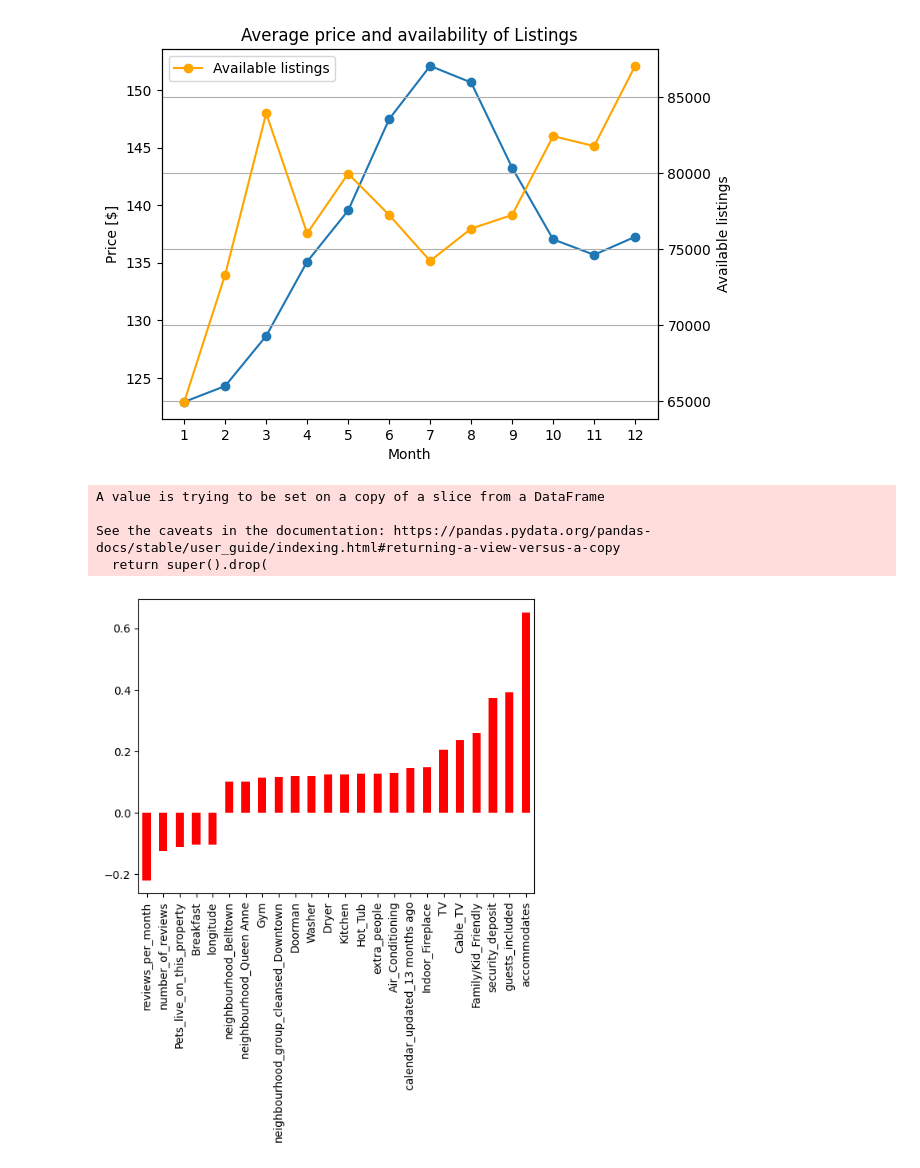
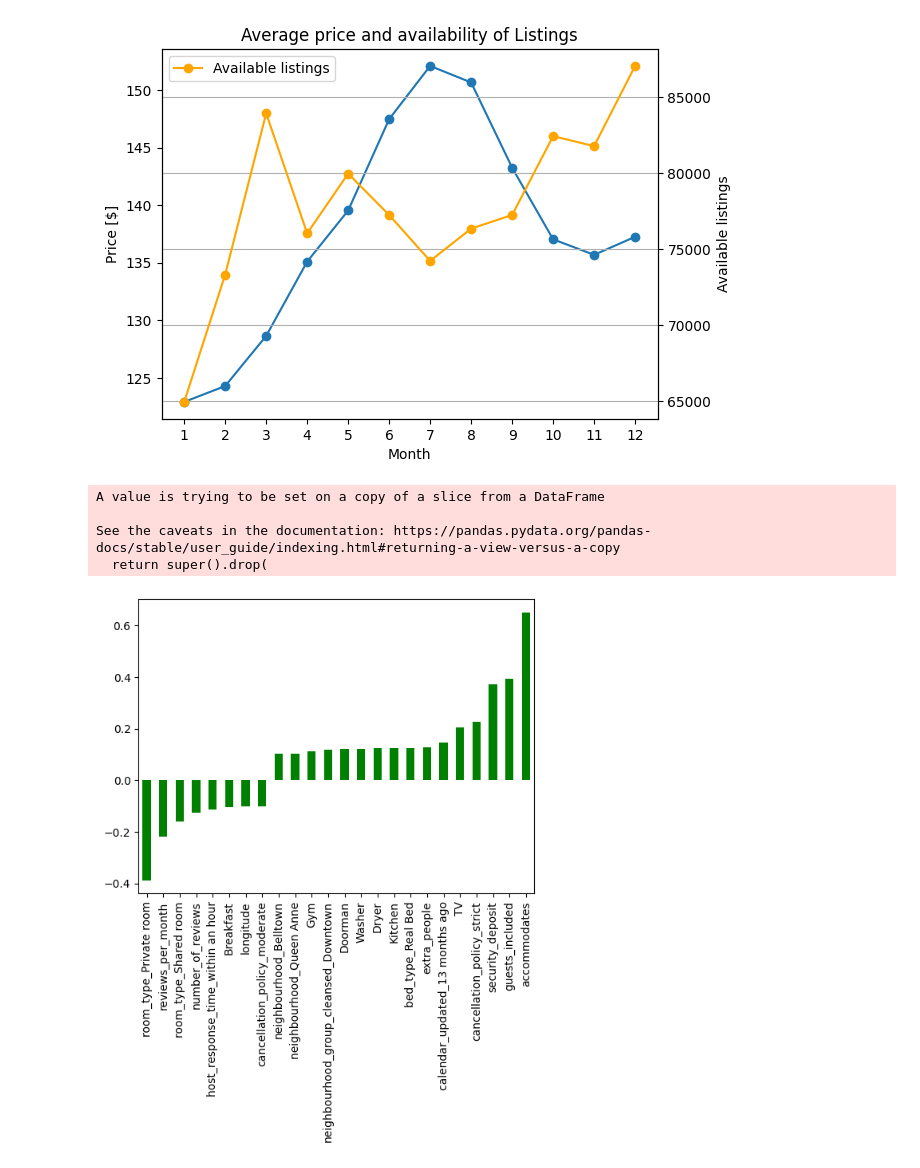
Before and after one commit to FlorianPerras/Project_One, a Jupyter notebook: Seattle.ipynb, the cells around one changed output. Drawn from its saved outputs; the diff is of its cells as text; code cells hidden in the pictures.

```diff
--- a/Seattle.ipynb
+++ b/Seattle.ipynb
@@ -71,6 +64,9 @@ plt.show()
 # %% [output]
 [figure]
 # %%
+# Start with preparing the data for the next business questions.
+# We will use the listings data for this
+
 # Drop rows with missing price since we want to predict this feature
 df_listings.dropna(subset=['price'], inplace=True)
 
@@ -116,17 +112,15 @@ df_listings['last_review'].replace('\-|,','', regex=True, inplace=True)
 df_listings['last_review'] = df_listings['last_review'].astype('float')
 
 # Split amenities
-df_listings['amenities'] = df_listings['amenities'].apply(lambda x: x.replace('{','')
-                                                              .replace('}','')
-                                                              .replace('"','')
-                                                              .replace(' ','_')
-                                                              .replace(',',' ')
-                                                              .split()
-                                                             )
 all_ame = []
-for ame in df_listings.amenities:
-    all_ame.extend(ame)
-
+for x in df_listings.amenities:
+    all_ame.extend(x.replace('{','')
+                    .replace('}','')
+                    .replace('"','')
+                    .replace(' ','_')
+                    .replace(',',' ')
+                    .split()
+                    )
 unique_ame = pd.unique(all_ame)
 
 # Create matrix with length of df_listings & column names according to split amenities
@@ -135,69 +129,61 @@ dummies_ame = pd.DataFrame(zero_matrix,columns=unique_ame)
 
 # Fill the matrix based on availability of amenities within a listing
 for i,ame in enumerate(df_listings.amenities):
-    indices = dummies_ame.columns.get_indexer(ame)
+    indices = dummies_ame.columns.get_indexer(ame.replace('{','').replace('}','').replace('"','').split(','))
     dummies_ame.iloc[i,indices]=1
 
-# Join the two dataframes
-df_listings = df_listings.join(dummies_ame)
-
 # Split host_verifications
-df_listings['host_verifications'] = df_listings['host_verifications'].apply(lambda x: x.replace('{','')
-                                                              .replace('}','')
-                                                              .replace('"','')
-                                                              .replace(' ','_')
-                                                              .replace(',',' ')
-                                                              .split()
-                                                             )
 all_host_vers = []
-for host_vers in df_listings.host_verifications:
-    all_host_vers.extend(host_vers)
-
+for x in df_listings.host_verifications:
+    all_host_vers.extend(x.replace('{','')
+                      .replace('}','')
+                      .replace('"','')
+                      .replace(' ','_')
+                      .replace(',',' ')
+                      .split()
+                    )
 unique_host_vers = pd.unique(all_host_vers)
 
 # Create matrix with length of df_listings & column names according to split amenities
 zero_matrix = np.zeros((len(df_listings),len(unique_host_vers)))
-dummies_host_vers = pd.DataFrame(zero_matrix,columns=unique_host_vers)
+dummies_host_vers = pd.DataFrame(zero_matrix, columns=unique_host_vers)
 
 # Fill the matrix based on availability of amenities within a listing
 for i,host_vers in enumerate(df_listings.host_verifications):
-    indices = dummies_host_vers.columns.get_indexer(host_vers)
+    indices = dummies_host_vers.columns.get_indexer(host_vers.replace('{','').replace('}','').replace('"','').split(','))
     dummies_host_vers.iloc[i,indices]=1
-
-# Join the two dataframes
-df_listings = df_listings.join(dummies_host_vers)
 
 remove_cols = ['bedrooms','beds','square_feet','bathrooms','weekly_price','monthly_price', 'cleaning_fee', 'amenities', 'host_verifications']
 df_listings.drop(remove_cols, axis=1, inplace=True)
 
 # Handle categorical values by creating dummies
 df_list_cat = df_listings.select_dtypes(include=['object'])
 cat_cols = df_list_cat.columns
 
 # Remove columns with more than 100 unique values and also columns with less than 5 unique value
 for col in cat_cols:
     unique_vals = df_list_cat[col].nunique()
 
-    if(unique_vals < 100 and unique_vals > 5):
+    if(unique_vals < 100 and unique_vals >= 3):
         df_list_cat = pd.concat([df_list_cat.drop(col, axis=1), pd.get_dummies(df_list_cat[col], prefix=col, prefix_sep='_', drop_first=True, dummy_na=False)], axis=1)
     else:
         df_list_cat.drop(col, axis=1, inplace=True)
 
-# Join the two dataframes
+# Join the dataframes
 df_listings = df_listings.join(df_list_cat)
+df_listings = df_listings.join(dummies_ame)
+df_listings = df_listings.join(dummies_host_vers)
 
 # Drop columns which are weak correlated to price
 weak_cols = df_listings.corr().columns[(np.abs(df_listings.corr()['price']) < 0.1)]
 df_listings.drop(weak_cols, axis=1, inplace=True)
+
+# Plot the correlation results
+df_listings.corr()['price'].dropna().sort_values()[:-1].plot(kind='bar', color='green')
+plt.show()
 # %% [output]
 A value is trying to be set on a copy of a slice from a DataFrame
 
 See the caveats in the documentation: https://pandas.pydata.org/pandas-docs/stable/user_guide/indexing.html#returning-a-view-versus-a-copy
   return super().drop(
+[figure, added]
-# %%
-
-
-df_listings.corr()['price'].dropna().sort_values()[:-1].plot(kind='bar', color='red')
-plt.show()
-# %% [output]
-[figure, removed]
```
Also changed, not shown: parts of 3 cells of this notebook.
